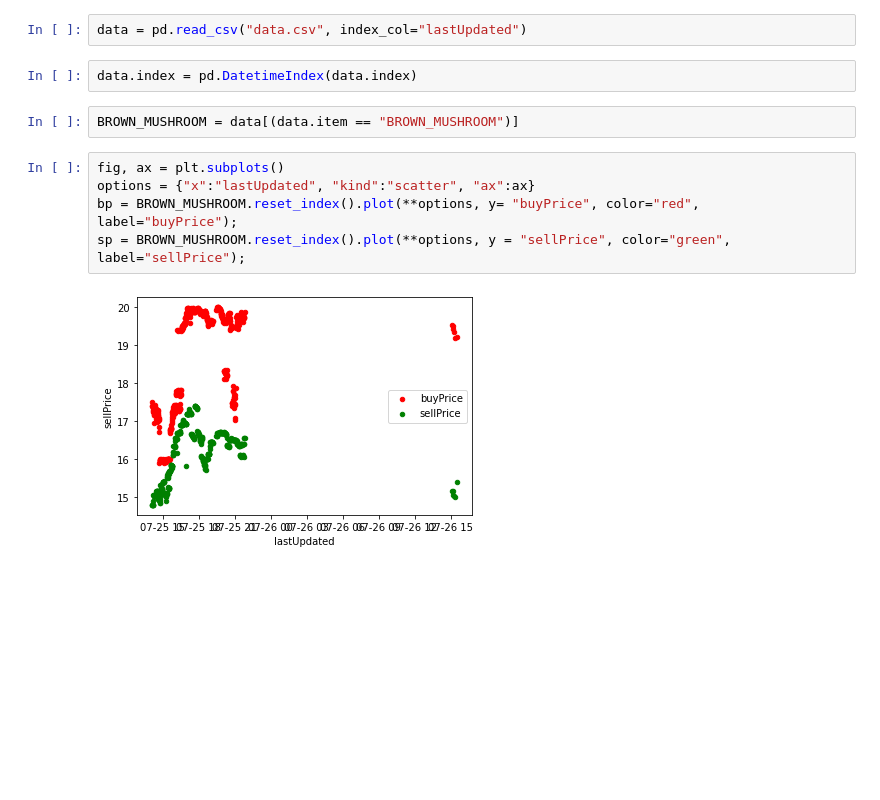
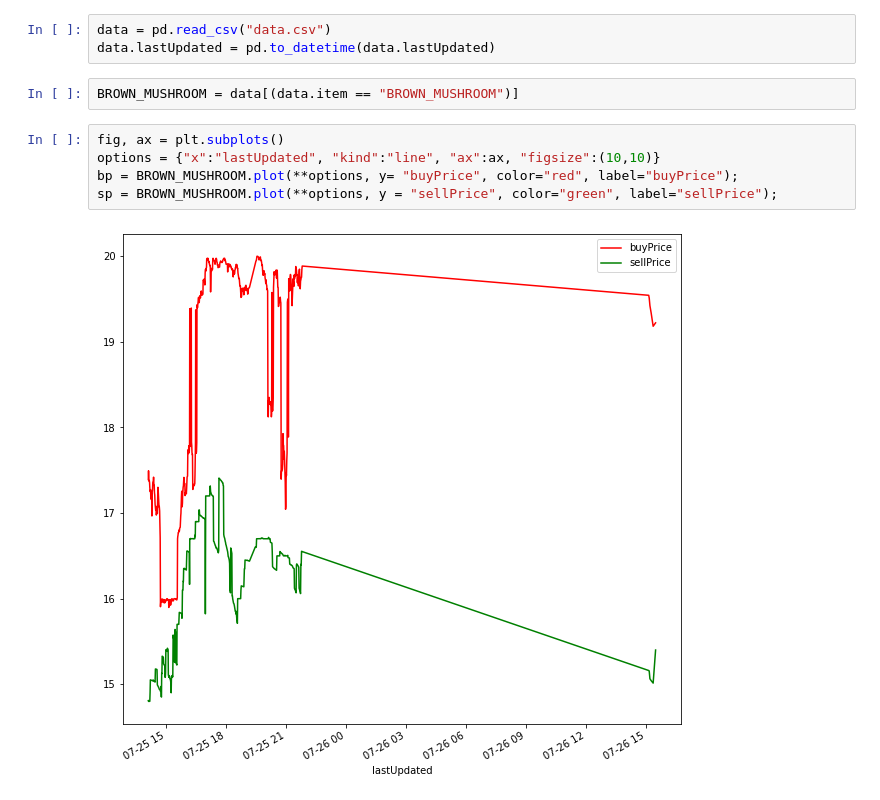
Before and after one commit to jiechenmc/bazaarPrices, a Jupyter notebook: plot.ipynb, the cells around one changed output. Saved outputs shown, nothing was run; the diff lists cells and outputs as text; blank space fills up the shorter version.

Commit message:
changd figsize

```diff
--- a/plot.ipynb
+++ b/plot.ipynb
@@ -2,15 +2,14 @@
 import pandas as pd
 import matplotlib.pyplot as plt
 # %%
-data = pd.read_csv("data.csv", index_col="lastUpdated")
+data = pd.read_csv("data.csv")
+data.lastUpdated = pd.to_datetime(data.lastUpdated)
-# %%
-data.index = pd.DatetimeIndex(data.index)
 # %%
 BROWN_MUSHROOM = data[(data.item == "BROWN_MUSHROOM")]
 # %%
 fig, ax = plt.subplots()
-options = {"x":"lastUpdated", "kind":"scatter", "ax":ax}
-bp = BROWN_MUSHROOM.reset_index().plot(**options, y= "buyPrice", color="red", label="buyPrice");
-sp = BROWN_MUSHROOM.reset_index().plot(**options, y = "sellPrice", color="green", label="sellPrice");
+options = {"x":"lastUpdated", "kind":"line", "ax":ax, "figsize":(10,10)}
+bp = BROWN_MUSHROOM.plot(**options, y= "buyPrice", color="red", label="buyPrice");
+sp = BROWN_MUSHROOM.plot(**options, y = "sellPrice", color="green", label="sellPrice");
 # %% [output]
-[figure, old version]
+[figure, new version]
```
